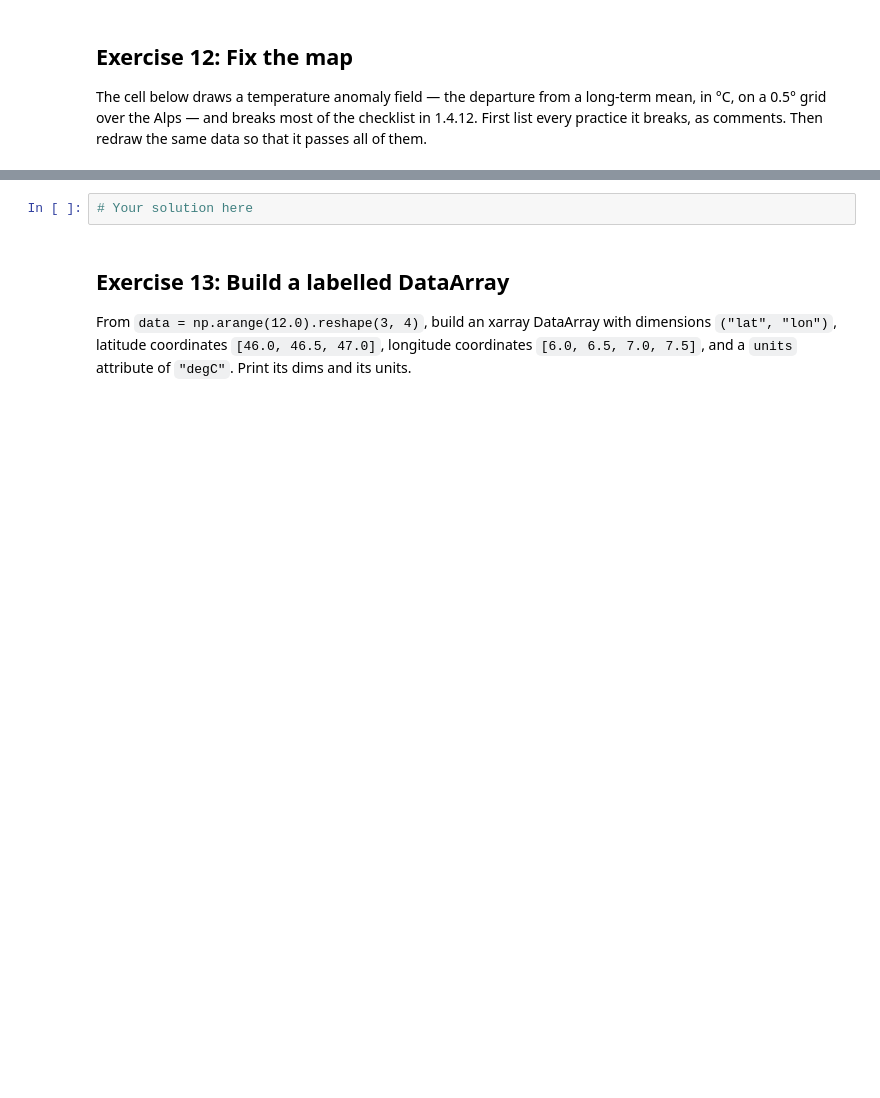
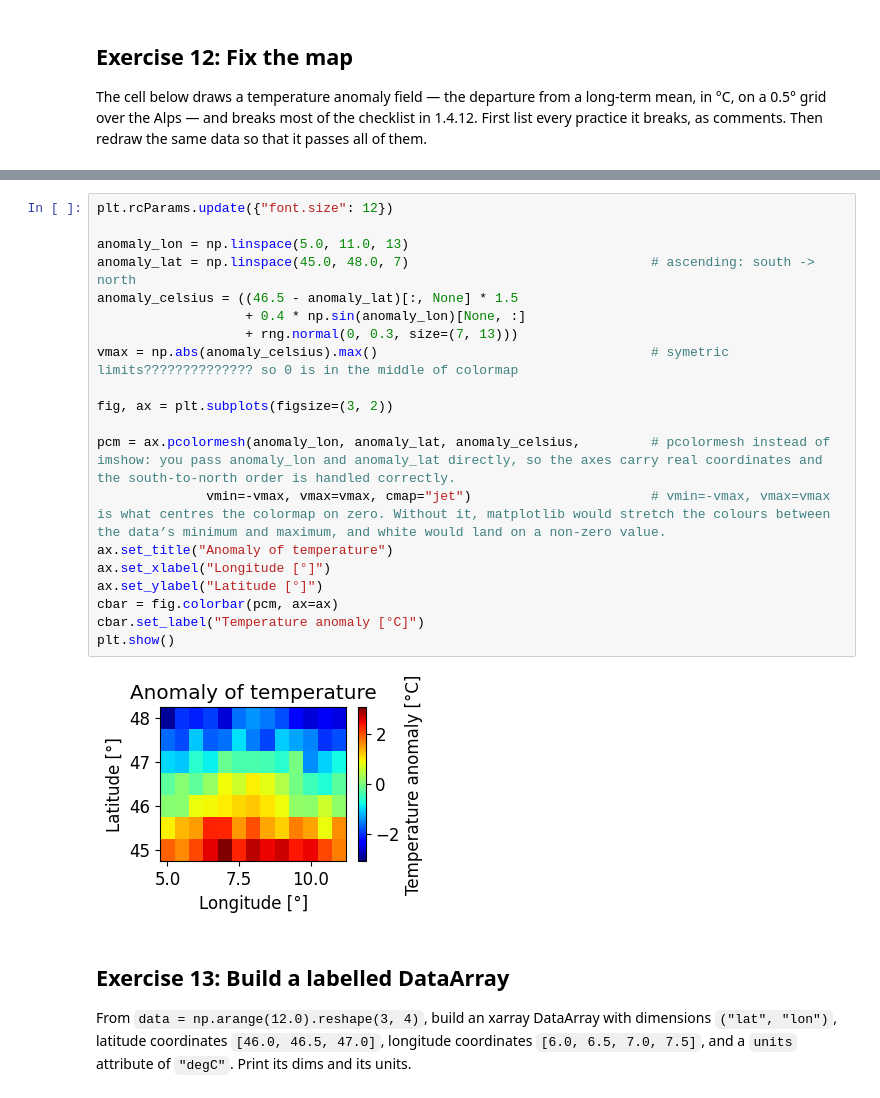
Before and after one commit to cindymonnet/2026_Intro_Python, a Jupyter notebook: live/part-I/1.4-matplotlib-and-xarray-practice-exercises.ipynb, the cells around one changed output, grey strips where cells are left out. Cells and saved outputs as stored; diff of their text form; blank space fills up the shorter version.

```diff
--- a/live/part-I/1.4-matplotlib-and-xarray-practice-exercises.ipynb
+++ b/live/part-I/1.4-matplotlib-and-xarray-practice-exercises.ipynb
@@ -474,5 +508,25 @@ plt.show()
 # %%
-# Your solution here
+plt.rcParams.update({"font.size": 12})
+
+anomaly_lon = np.linspace(5.0, 11.0, 13)
+anomaly_lat = np.linspace(45.0, 48.0, 7)                               # ascending: south -> north
+anomaly_celsius = ((46.5 - anomaly_lat)[:, None] * 1.5
+                   + 0.4 * np.sin(anomaly_lon)[None, :]
+                   + rng.normal(0, 0.3, size=(7, 13)))
+vmax = np.abs(anomaly_celsius).max()                                   # symetric limits?????????????? so 0 is in the middle of colormap
+
+fig, ax = plt.subplots(figsize=(3, 2))
+
+pcm = ax.pcolormesh(anomaly_lon, anomaly_lat, anomaly_celsius,         # pcolormesh instead of imshow: you pass anomaly_lon and anomaly_lat directly, so the axes carry real coordinates and the south-to-north order is handled correctly.
+              vmin=-vmax, vmax=vmax, cmap="jet")                       # vmin=-vmax, vmax=vmax is what centres the colormap on zero. Without it, matplotlib would stretch the colours between the data’s minimum and maximum, and white would land on a non-zero value.
+ax.set_title("Anomaly of temperature")
+ax.set_xlabel("Longitude [°]")
+ax.set_ylabel("Latitude [°]")
+cbar = fig.colorbar(pcm, ax=ax)
+cbar.set_label("Temperature anomaly [°C]")
+plt.show()
+# %% [output]
+[figure, added]
 # %% [markdown]
 ## Exercise 13: Build a labelled DataArray
 
```
Also changed, not shown: parts of 4 cells of this notebook.
